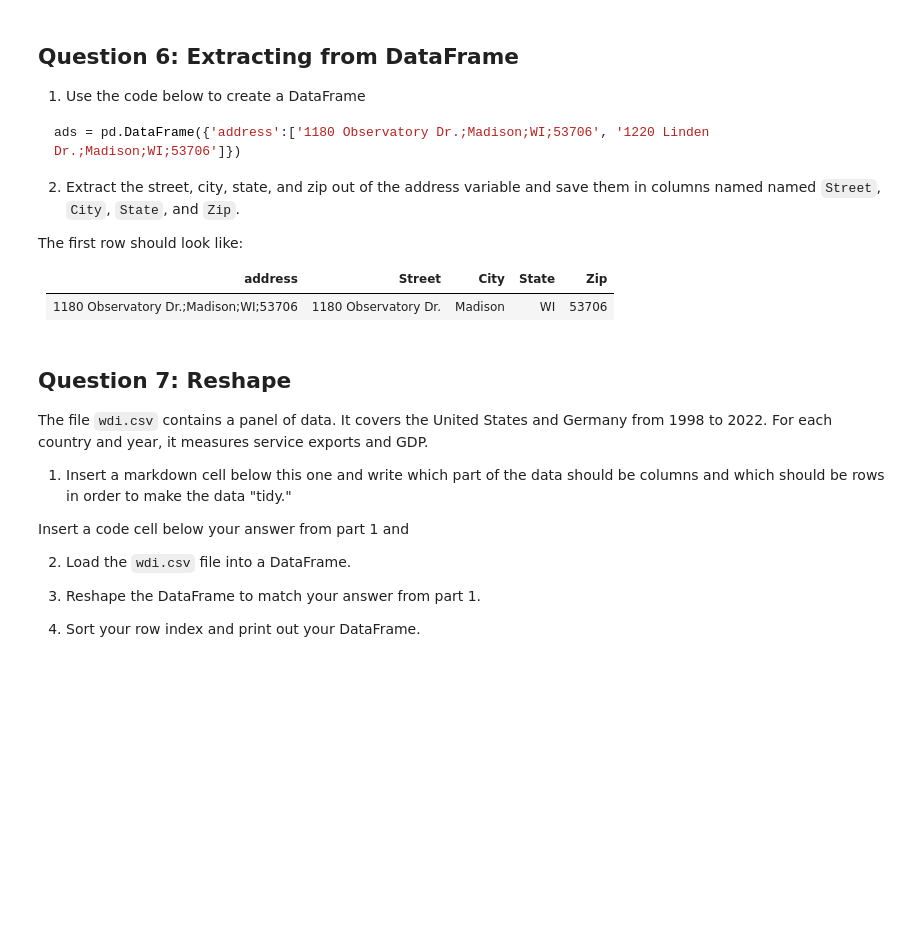
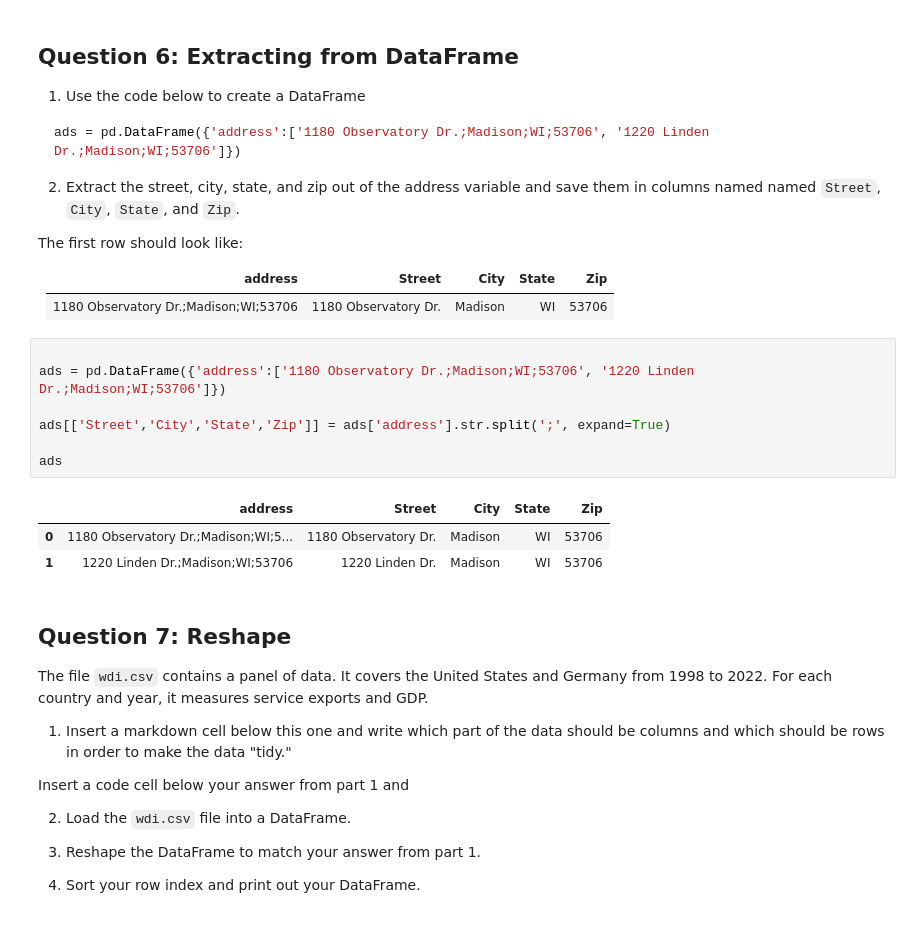
Before and after one commit to messymoose/ECON570, a Jupyter notebook: Selftest/Self-test.ipynb, the cells around one changed output. Cells and saved outputs as stored; diff of their text form; blank space fills up the shorter version.

```diff
--- a/Selftest/Self-test.ipynb
+++ b/Selftest/Self-test.ipynb
@@ -197,6 +174,17 @@ The first row should look like:
 |address|Street|City|State|Zip|
 |-------|------|----|-----|---|
 |1180 Observatory Dr.;Madison;WI;53706|1180 Observatory Dr.|Madison|WI|53706|
+# %%
+
+ads = pd.DataFrame({'address':['1180 Observatory Dr.;Madison;WI;53706', '1220 Linden Dr.;Madison;WI;53706']})
+
+ads[['Street','City','State','Zip']] = ads['address'].str.split(';', expand=True)
+
+ads
+# %% [output]
+|  | address | Street | City | State | Zip |
+| 0 | 1180 Observatory Dr.;Madison;WI;5... | 1180 Observatory Dr. | Madison | WI | 53706 |
+| 1 | 1220 Linden Dr.;Madison;WI;53706 | 1220 Linden Dr. | Madison | WI | 53706 |
 # %% [markdown]
 ## Question 7: Reshape
 
```
Also changed, not shown: parts of 5 cells of this notebook, 2 other files.
